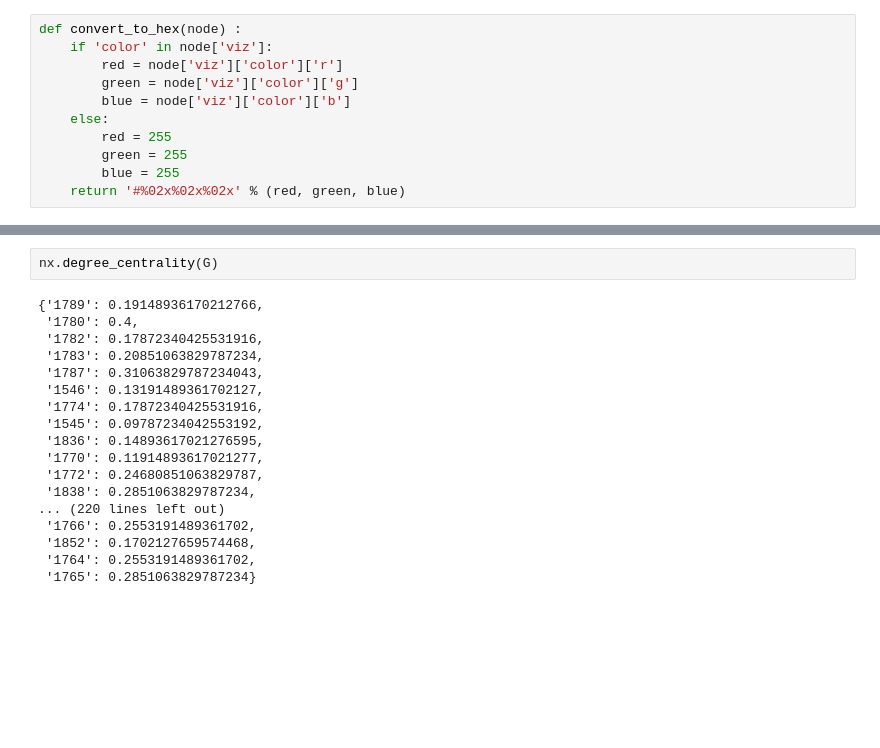
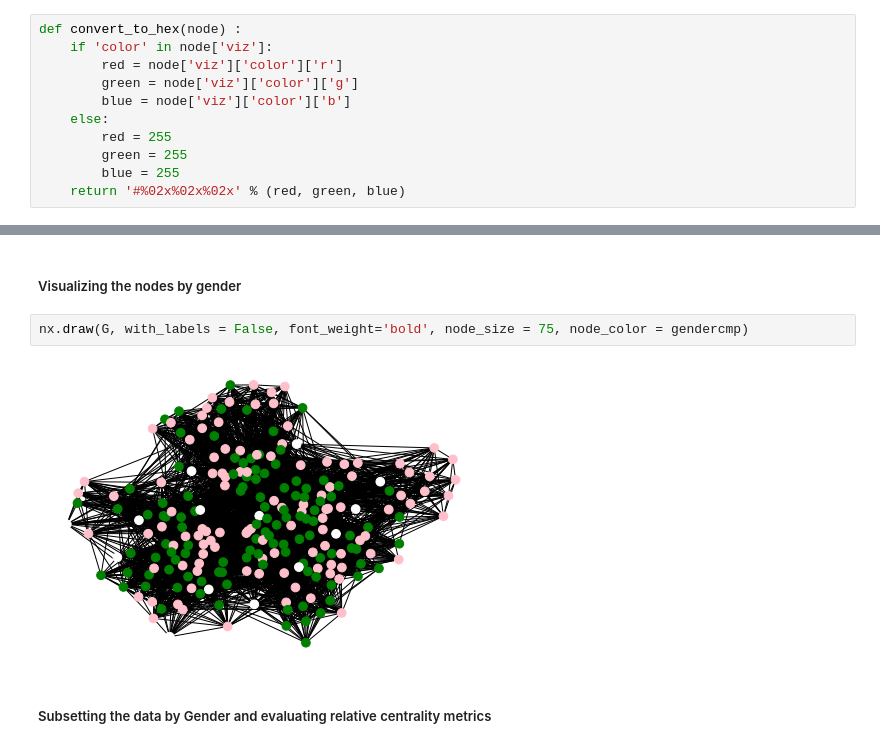
Before and after one commit to amberferger/DATA620_Group_Assignments, a Jupyter notebook: Project1/DATA620_Project1.ipynb, the cells around one changed output, grey strips where cells are left out. Drawn from its saved outputs; the diff is of its cells as text; blank space fills up the shorter version.

```diff
--- a/Project1/DATA620_Project1.ipynb
+++ b/Project1/DATA620_Project1.ipynb
@@ -49,20 +62,8 @@ nx.draw(G, with_labels = False, font_weight='bold', node_size = 75, node_color =
-# %%
-nx.degree_centrality(G)
-# %% [output]
-{'1789': 0.19148936170212766,
- '1780': 0.4,
- '1782': 0.17872340425531916,
- '1783': 0.20851063829787234,
- '1787': 0.31063829787234043,
- '1546': 0.13191489361702127,
- '1774': 0.17872340425531916,
- '1545': 0.09787234042553192,
- '1836': 0.14893617021276595,
- '1770': 0.11914893617021277,
- '1772': 0.24680851063829787,
- '1838': 0.2851063829787234,
-... (220 lines left out)
- '1766': 0.2553191489361702,
- '1852': 0.1702127659574468,
- '1764': 0.2553191489361702,
- '1765': 0.2851063829787234}
+# %% [markdown]
+##### Visualizing the nodes by gender
+# %%
+nx.draw(G, with_labels = False, font_weight='bold', node_size = 75, node_color = gendercmp)
+# %% [output]
+[figure, added]
+# %% [markdown]
+##### Subsetting the data by Gender and evaluating relative centrality metrics
```
Also changed, not shown: parts of 17 cells of this notebook.
